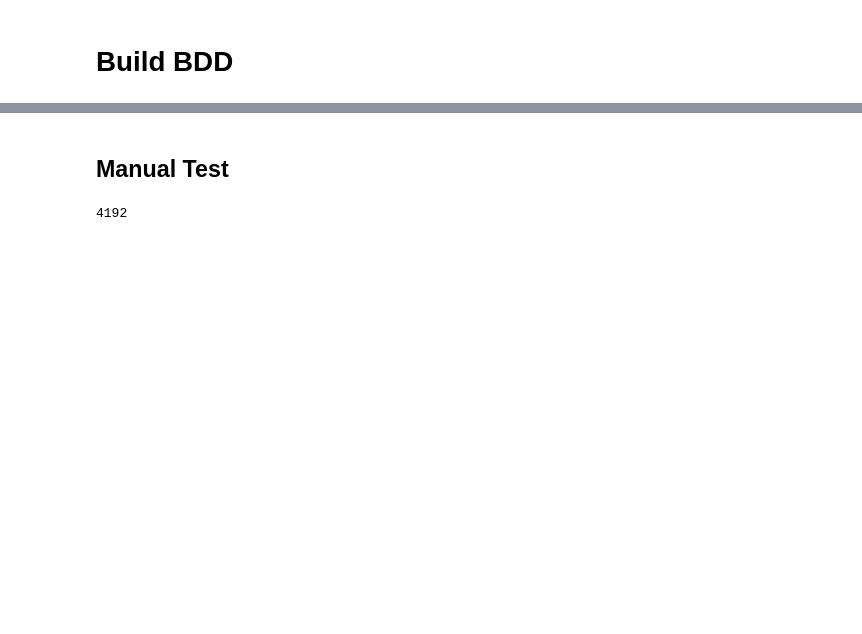
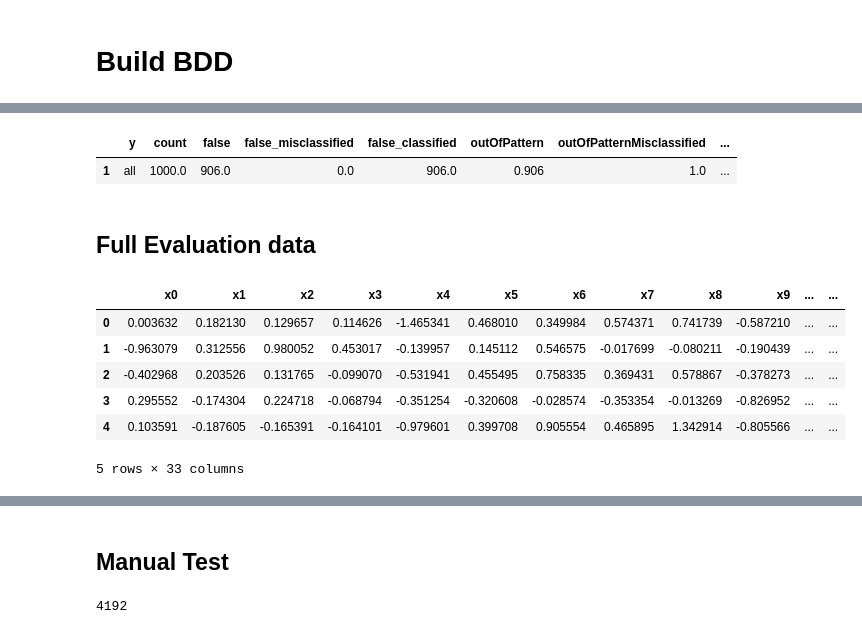
Before and after one commit to ahmadhatahet/runtime-monitoring, a Jupyter notebook: experiments/bdd-build-one.ipynb, the cells around one changed output, grey strips where cells are left out. Drawn from its saved outputs; the diff is of its cells as text; code cells hidden in the pictures; blank space fills up the shorter version.

```diff
--- a/experiments/bdd-build-one.ipynb
+++ b/experiments/bdd-build-one.ipynb
@@ -30,5 +30,6 @@ for i in (base / 'experiments' / DATASET / 'saved-models').iterdir():
 
 
 model_names.sort(key=lambda x: int(x.split('-')[-1]))
-model_names
+for i, m in enumerate(model_names):
+    print(i, m)
 # %% [output]
@@ -138,0 +157,7 @@ df_test_scores.loc[ df_test_scores['y'] == 'all' ]
+# %%
+df_eval_scores.loc[ df_eval_scores['y'] == 'all' ]
+# %% [output]
+|  | y | count | false | false_misclassified | false_classified | outOfPattern | outOfPatternMisclassified | ... |
+| 1 | all | 1000.0 | 906.0 | 0.0 | 906.0 | 0.906 | 1.0 | ... |
+# %% [markdown]
+## Full Evaluation data
@@ -138,0 +210,42 @@ df_test_scores.loc[ df_test_scores['y'] == 'all' ]
+# %%
+N = int(POSTFIX.split('-')[-1])
+BS = testloader.batch_size
+
+
+model_setup['last_hidden_neurons'] = N
+model = model_(**model_setup)
+model = torch.compile(model)
+
+
+# load model weights
+model.load_state_dict(torch.load(path_model)['model'])
+
+# eavluation mode
+model.eval()
+
+# get last hidden layer logits for target data
+logits = np.zeros((BS * len(testloader), N), dtype=np.float64)
+
+for i, (x, _) in enumerate(testloader):
+    logits_target, _ = model.output_last_layer(x)
+    logits[BS*i:(i+1)*BS] = logits_target.numpy()
+
+logits = pd.DataFrame(logits, columns=[f'x{i}' for i in range(logits.shape[1])])
+logits['y'] = 1
+logits['true'] = 1
+
+# # transform data
+# logits_target = applyPCASingle(logits_target, sacler_, pca_, N)
+# %%
+logits_copy = logits.copy()
+patterns.evaluate_dataframe(logits_copy, 0)
+# %%
+logits_copy.head()
+# %% [output]
+|  | x0 | x1 | x2 | x3 | x4 | x5 | x6 | x7 | x8 | x9 | ... | ... |
+| 0 | 0.003632 | 0.182130 | 0.129657 | 0.114626 | -1.465341 | 0.468010 | 0.349984 | 0.574371 | 0.741739 | -0.587210 | ... | ... |
+| 1 | -0.963079 | 0.312556 | 0.980052 | 0.453017 | -0.139957 | 0.145112 | 0.546575 | -0.017699 | -0.080211 | -0.190439 | ... | ... |
+| 2 | -0.402968 | 0.203526 | 0.131765 | -0.099070 | -0.531941 | 0.455495 | 0.758335 | 0.369431 | 0.578867 | -0.378273 | ... | ... |
+| 3 | 0.295552 | -0.174304 | 0.224718 | -0.068794 | -0.351254 | -0.320608 | -0.028574 | -0.353354 | -0.013269 | -0.826952 | ... | ... |
+| 4 | 0.103591 | -0.187605 | -0.165391 | -0.164101 | -0.979601 | 0.399708 | 0.905554 | 0.465895 | 1.342914 | -0.805566 | ... | ... |
+5 rows × 33 columns
```
Also changed, not shown: parts of 15 cells of this notebook.
